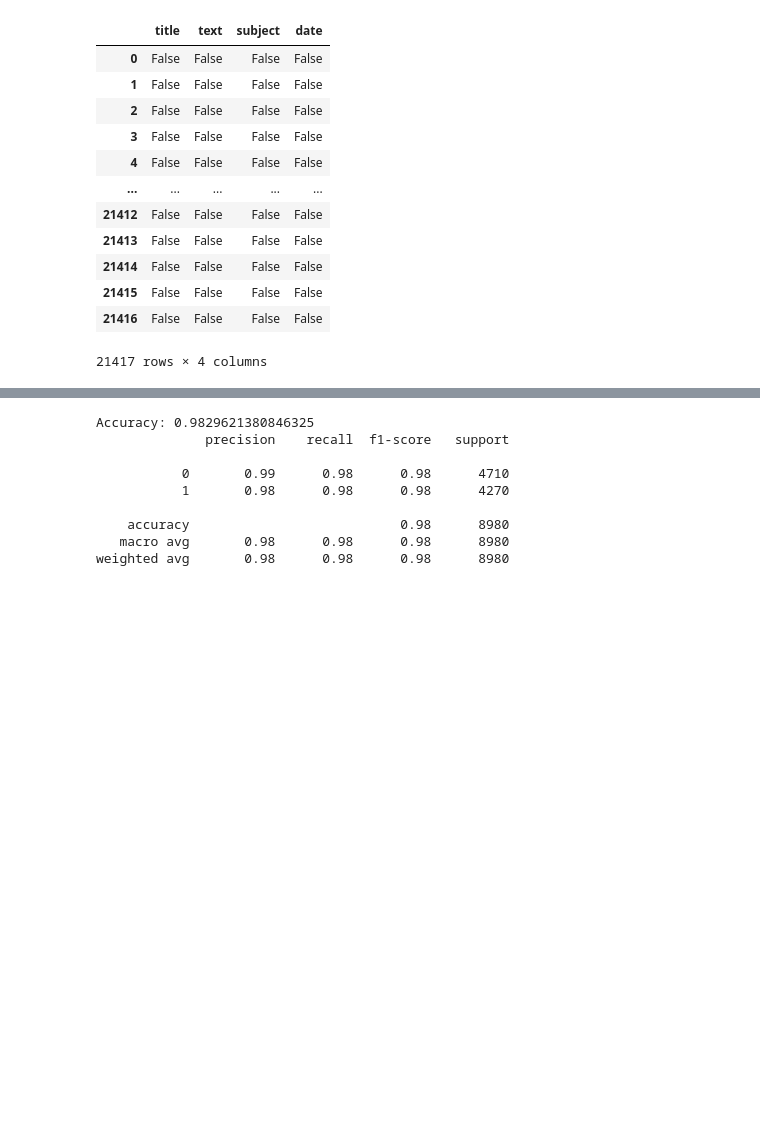
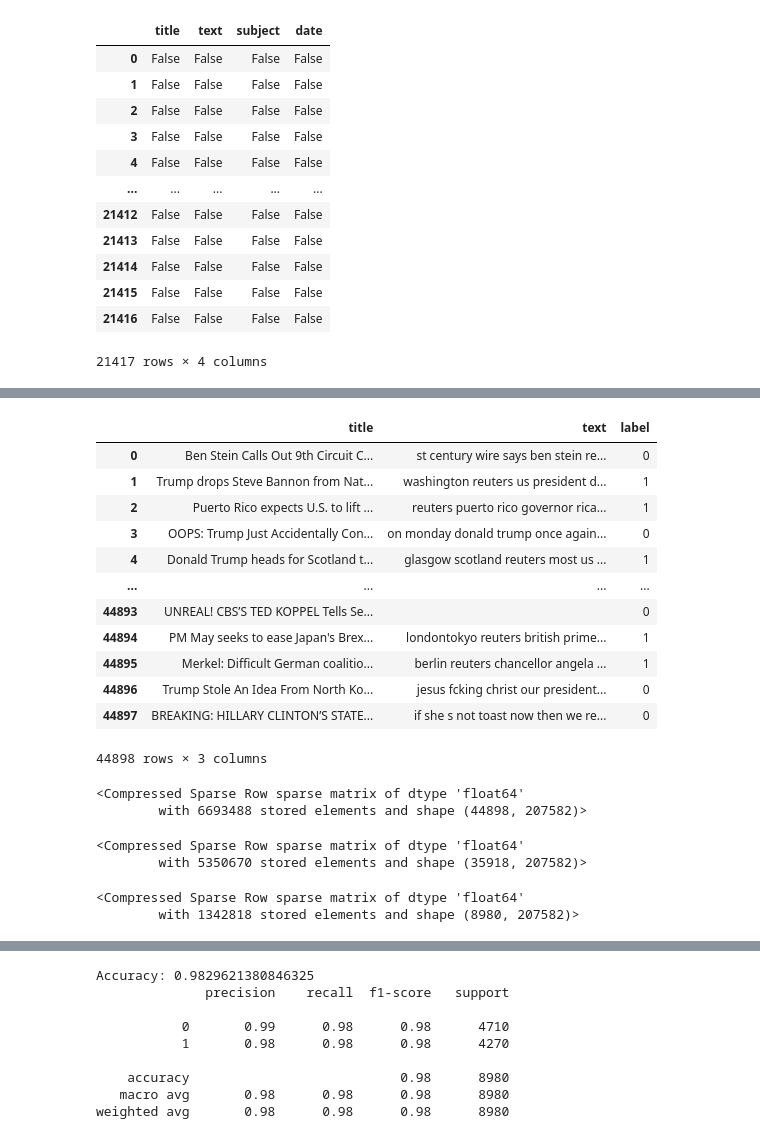
Before and after one commit to Mamtajangra/fake_news_classification, a Jupyter notebook: fake_news_logistic.ipynb, the cells around one changed output, grey strips where cells are left out. Drawn from its saved outputs; the diff is of its cells as text; code cells hidden in the pictures; blank space fills up the shorter version.

```diff
--- a/fake_news_logistic.ipynb
+++ b/fake_news_logistic.ipynb
@@ -184,4 +194,20 @@ def clean_text(text):
     return text
 
 df_res['text'] = df_res['text'].apply(clean_text)
+# %%
+df_res
+# %% [output]
+|  | title | text | label |
+| 0 | Ben Stein Calls Out 9th Circuit C... | st century wire says ben stein re... | 0 |
+| 1 | Trump drops Steve Bannon from Nat... | washington reuters us president d... | 1 |
+| 2 | Puerto Rico expects U.S. to lift ... | reuters puerto rico governor rica... | 1 |
+| 3 | OOPS: Trump Just Accidentally Con... | on monday donald trump once again... | 0 |
+| 4 | Donald Trump heads for Scotland t... | glasgow scotland reuters most us ... | 1 |
+| ... | ... | ... | ... |
+| 44893 | UNREAL! CBS’S TED KOPPEL Tells Se... |  | 0 |
+| 44894 | PM May seeks to ease Japan's Brex... | londontokyo reuters british prime... | 1 |
+| 44895 | Merkel: Difficult German coalitio... | berlin reuters chancellor angela ... | 1 |
+| 44896 | Trump Stole An Idea From North Ko... | jesus fcking christ our president... | 0 |
+| 44897 | BREAKING: HILLARY CLINTON’S STATE... | if she s not toast now then we re... | 0 |
+44898 rows × 3 columns
 # %%
@@ -193,4 +220,19 @@ y = df_res['label']                           # y = labels
+# %%
+X
+# %% [output]
+<Compressed Sparse Row sparse matrix of dtype 'float64'
+        with 6693488 stored elements and shape (44898, 207582)>
 # %%
 from sklearn.model_selection import train_test_split
 
 X_train, X_test, y_train, y_test = train_test_split(X, y, test_size=0.2, random_state=42)
+# %%
+X_train
+# %% [output]
+<Compressed Sparse Row sparse matrix of dtype 'float64'
+        with 5350670 stored elements and shape (35918, 207582)>
+# %%
+X_test
+# %% [output]
+<Compressed Sparse Row sparse matrix of dtype 'float64'
+        with 1342818 stored elements and shape (8980, 207582)>
```
Also changed, not shown: parts of 12 cells of this notebook.
